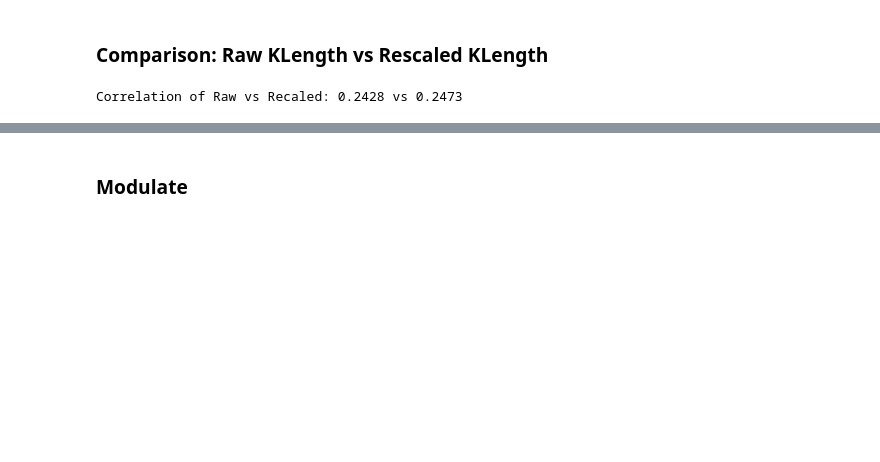
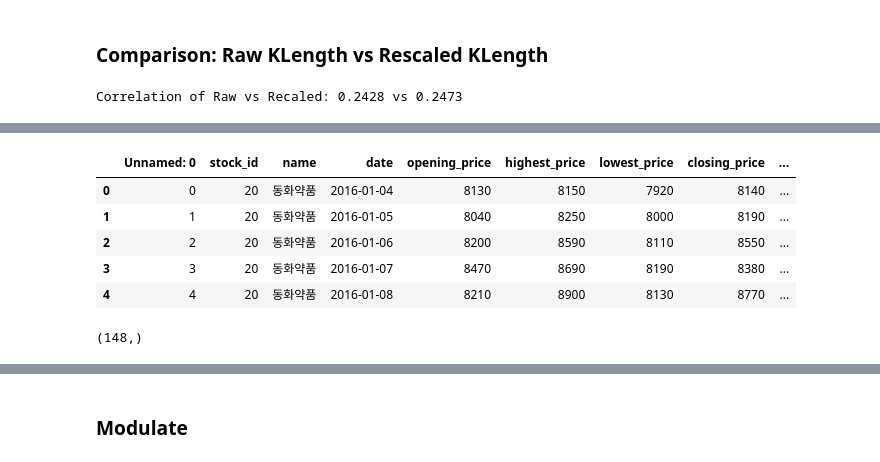
Before and after one commit to reyllama/TTIO, a Jupyter notebook: 04_Rescaling_Module.ipynb, the cells around one changed output, grey strips where cells are left out. Drawn from its saved outputs; the diff is of its cells as text; code cells hidden in the pictures; blank space fills up the shorter version.

```diff
--- a/04_Rescaling_Module.ipynb
+++ b/04_Rescaling_Module.ipynb
@@ -257,0 +213,15 @@ Correlation of Raw vs Recaled: 0.2428 vs 0.2473
+# %%
+path = "/content/drive/My Drive/stocks_merged.csv"
+merg = pd.read_csv(path)
+merg.head()
+# %% [output]
+|  | Unnamed: 0 | stock_id | name | date | opening_price | highest_price | lowest_price | closing_price | ... |
+| 0 | 0 | 20 | 동화약품 | 2016-01-04 | 8130 | 8150 | 7920 | 8140 | ... |
+| 1 | 1 | 20 | 동화약품 | 2016-01-05 | 8040 | 8250 | 8000 | 8190 | ... |
+| 2 | 2 | 20 | 동화약품 | 2016-01-06 | 8200 | 8590 | 8110 | 8550 | ... |
+| 3 | 3 | 20 | 동화약품 | 2016-01-07 | 8470 | 8690 | 8190 | 8380 | ... |
+| 4 | 4 | 20 | 동화약품 | 2016-01-08 | 8210 | 8900 | 8130 | 8770 | ... |
+# %%
+merg['industry'].unique().shape
+# %% [output]
+(148,)
```
Also changed, not shown: parts of 24 cells of this notebook.
